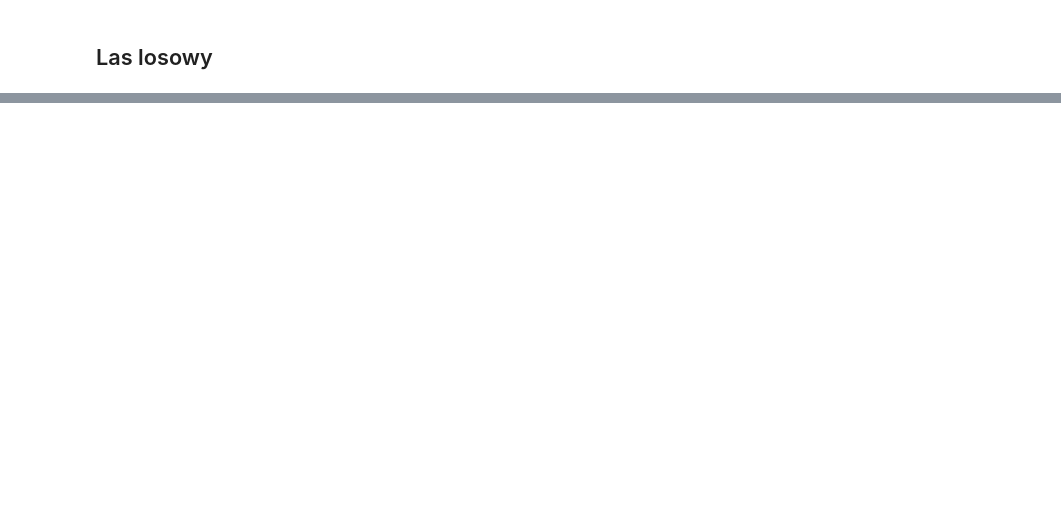
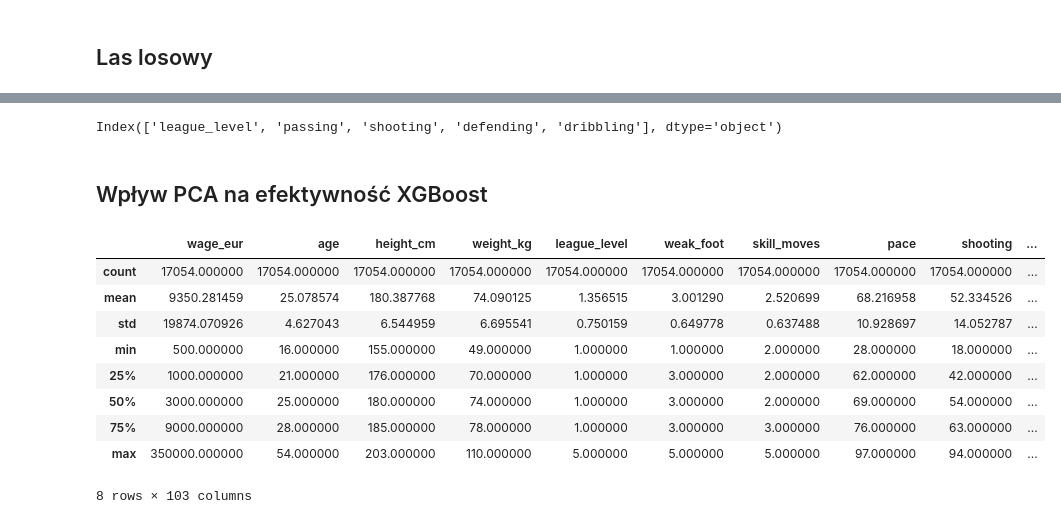
Before and after one commit to wojtek2288/ppd-projekt, a Jupyter notebook: ppd_projekt.ipynb, the cells around one changed output, grey strips where cells are left out. Saved outputs shown, nothing was run; the diff lists cells and outputs as text; code cells hidden in the pictures; blank space fills up the shorter version.

```diff
--- a/ppd_projekt.ipynb
+++ b/ppd_projekt.ipynb
@@ -605,0 +770,20 @@ weighted avg       0.96      0.96      0.96      3411
+# %%
+indices_of_largest = np.argsort(feature_importances)[-5:]
+print(x_train.columns[indices_of_largest])
+# %% [output]
+Index(['league_level', 'passing', 'shooting', 'defending', 'dribbling'], dtype='object')
+# %% [markdown]
+## Wpływ PCA na efektywność XGBoost
+# %%
+data.describe()
+# %% [output]
+|  | wage_eur | age | height_cm | weight_kg | league_level | weak_foot | skill_moves | pace | shooting | ... |
+| count | 17054.000000 | 17054.000000 | 17054.000000 | 17054.000000 | 17054.000000 | 17054.000000 | 17054.000000 | 17054.000000 | 17054.000000 | ... |
+| mean | 9350.281459 | 25.078574 | 180.387768 | 74.090125 | 1.356515 | 3.001290 | 2.520699 | 68.216958 | 52.334526 | ... |
+| std | 19874.070926 | 4.627043 | 6.544959 | 6.695541 | 0.750159 | 0.649778 | 0.637488 | 10.928697 | 14.052787 | ... |
+| min | 500.000000 | 16.000000 | 155.000000 | 49.000000 | 1.000000 | 1.000000 | 2.000000 | 28.000000 | 18.000000 | ... |
+| 25% | 1000.000000 | 21.000000 | 176.000000 | 70.000000 | 1.000000 | 3.000000 | 2.000000 | 62.000000 | 42.000000 | ... |
+| 50% | 3000.000000 | 25.000000 | 180.000000 | 74.000000 | 1.000000 | 3.000000 | 2.000000 | 69.000000 | 54.000000 | ... |
+| 75% | 9000.000000 | 28.000000 | 185.000000 | 78.000000 | 1.000000 | 3.000000 | 3.000000 | 76.000000 | 63.000000 | ... |
+| max | 350000.000000 | 54.000000 | 203.000000 | 110.000000 | 5.000000 | 5.000000 | 5.000000 | 97.000000 | 94.000000 | ... |
+8 rows × 103 columns
```
Also changed, not shown: parts of 15 cells of this notebook.
